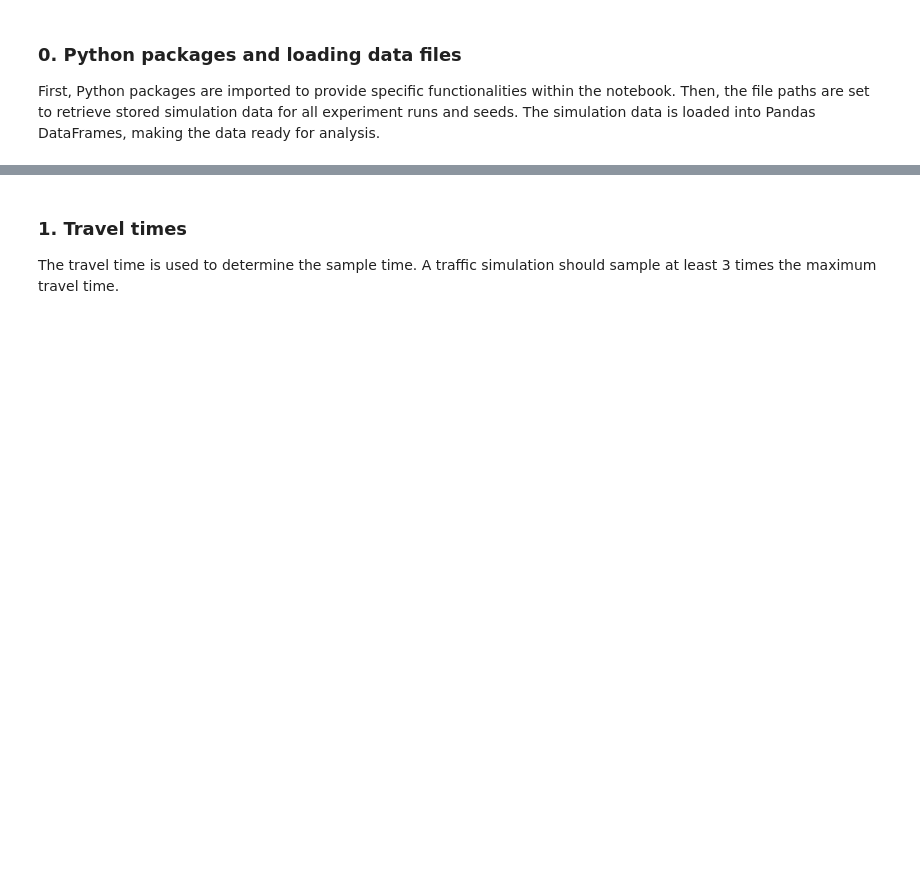
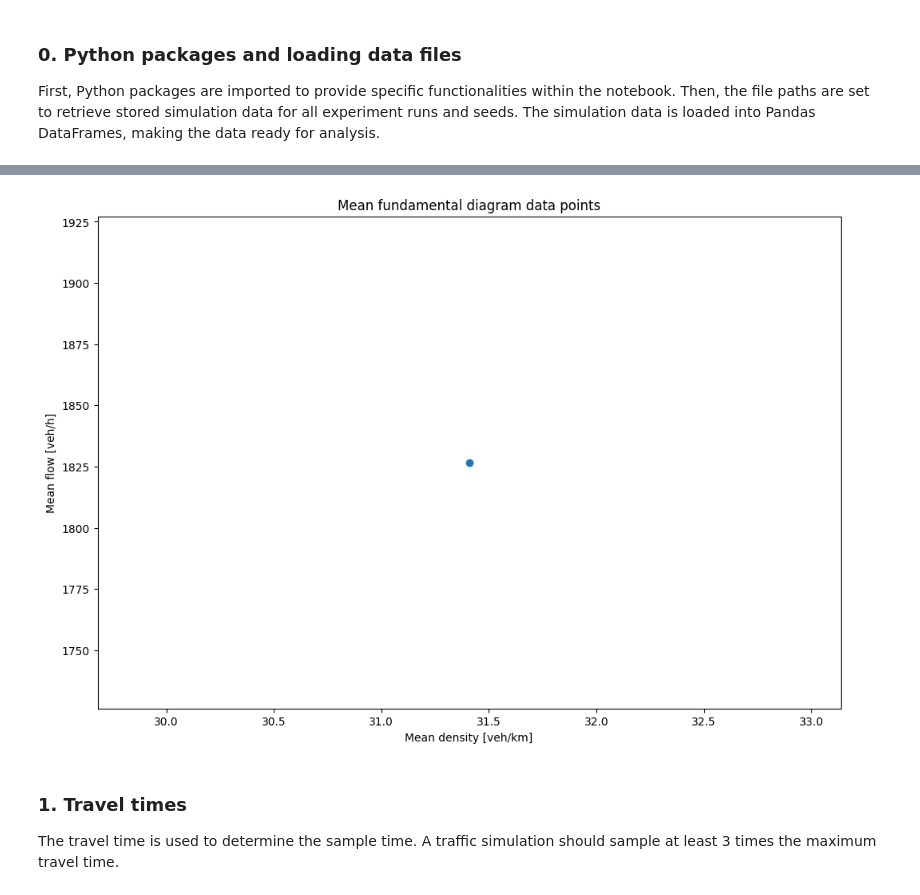
Before and after one commit to J-Poland/GraduationOTS, a Jupyter notebook: thesis_experiments/notebooks/warmup_time.ipynb, the cells around one changed output, grey strips where cells are left out. Drawn from its saved outputs; the diff is of its cells as text; code cells hidden in the pictures; blank space fills up the shorter version.

```diff
--- a/thesis_experiments/notebooks/warmup_time.ipynb
+++ b/thesis_experiments/notebooks/warmup_time.ipynb
@@ -86,3 +143,12 @@ def load_dataframe(columns_of_interest, folder, file, input_file=None):
+# %%
+# refine scatter plot to search for suitable demand values
+df_single_fd_r = df_single_fd_b[(df_single_fd_b['main_demand'] > 2000) & (df_single_fd_b['main_demand'] < 4100)].copy()
+df_single_fd_r = df_single_fd_r[(df_single_fd_r['ramp_demand'] > 100) & (df_single_fd_r['ramp_demand'] < 1000)].copy()
+
+# show refined scatter plot
+show_fd_scatter_plot(df_single_fd_r)
+# %% [output]
+[figure, added]
 # %% [markdown]
 ### 1. Travel times
 The travel time is used to determine the sample time. A traffic simulation should sample at least 3 times the maximum travel time.
```
Also changed, not shown: parts of 8 cells of this notebook.
